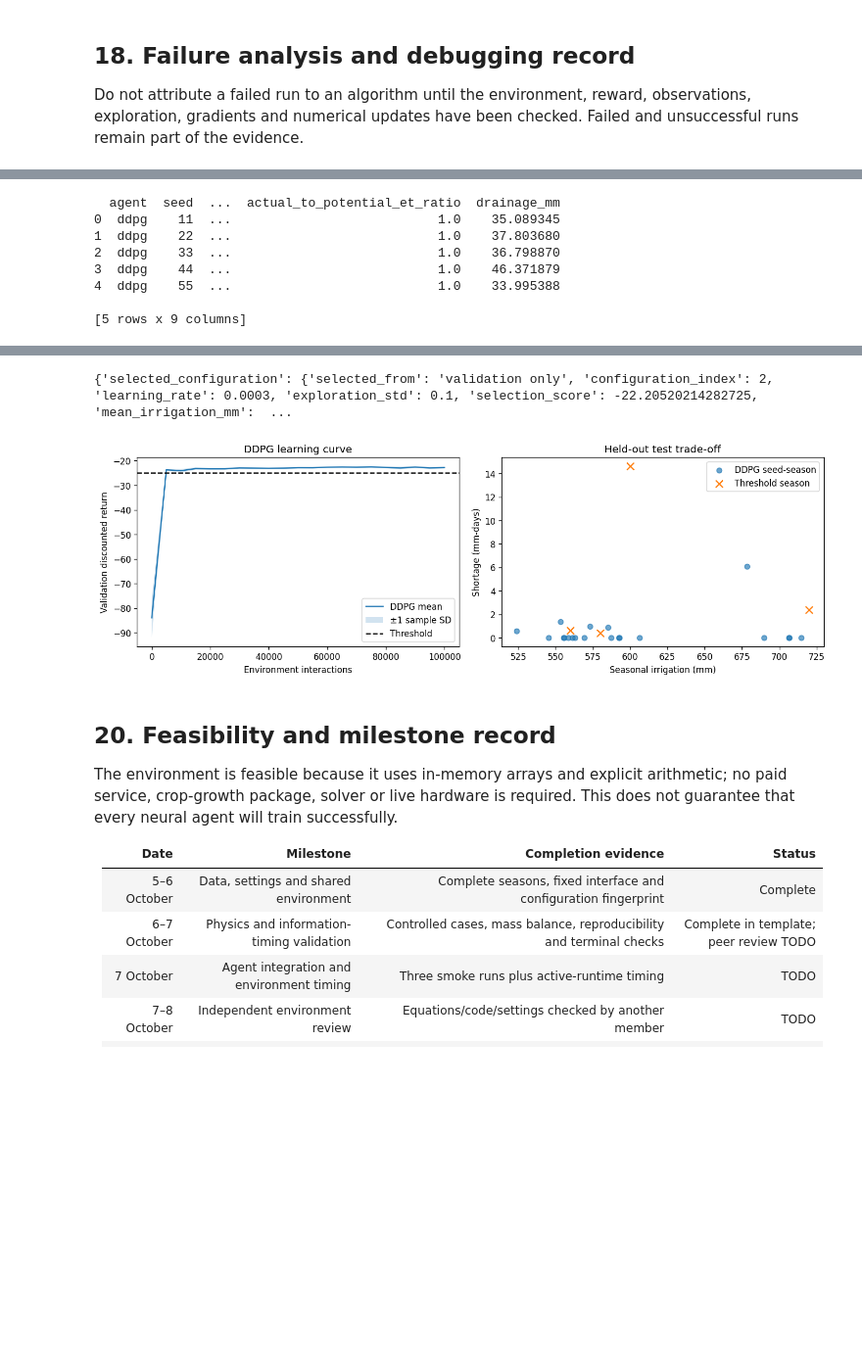
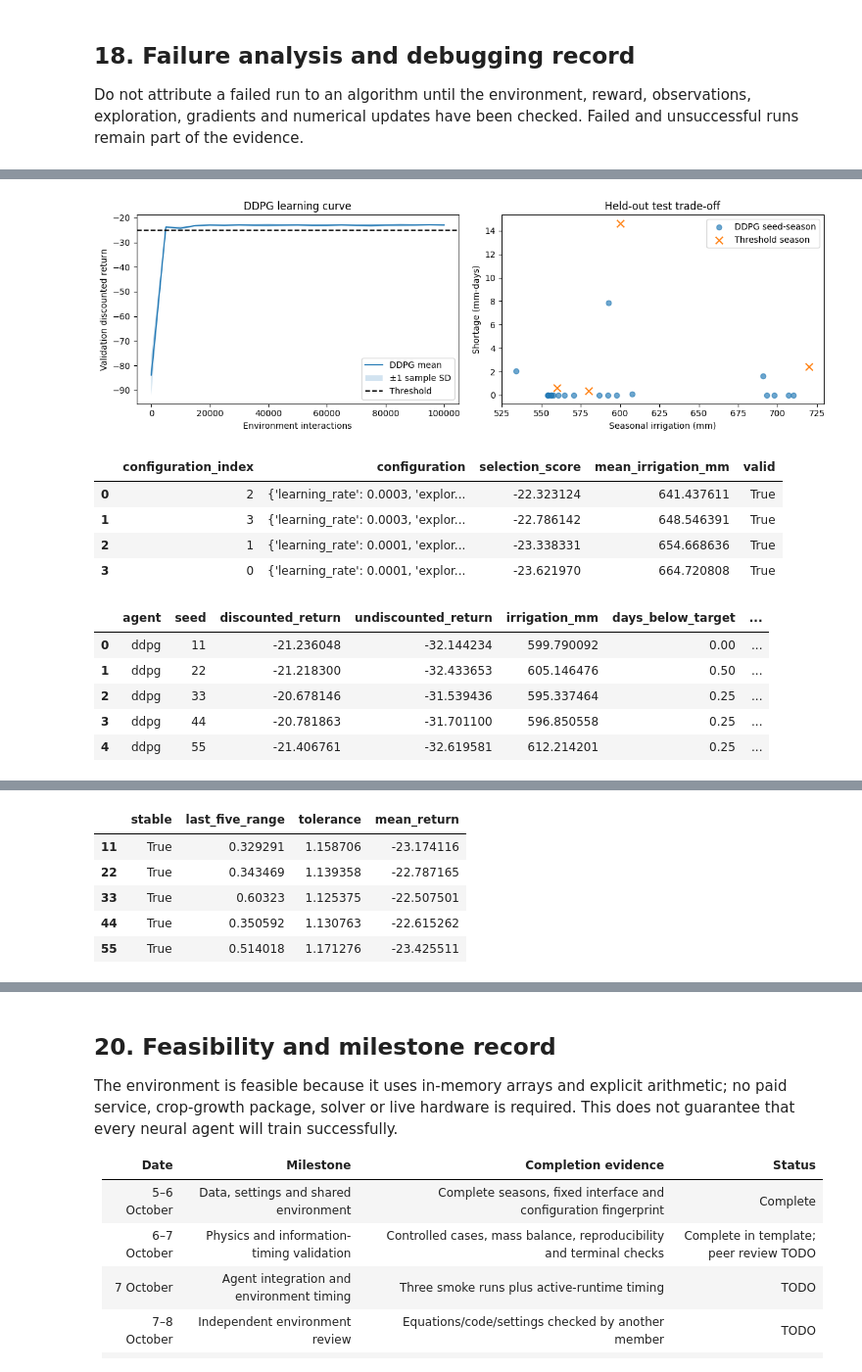
Before and after one commit to rainashah/comp6008-smart-irrigation-rl, a Jupyter notebook: notebooks/01_ddpg.ipynb, the cells around one changed output, grey strips where cells are left out. Shown at 98% size. Cells and saved outputs as stored; diff of their text form; code cells hidden in the pictures; blank space fills up the shorter version.

Commit message:
Replace DDPG with Raina's completed Colab run and matching results

```diff
--- a/notebooks/01_ddpg.ipynb
+++ b/notebooks/01_ddpg.ipynb
@@ -1411,7 +1441,7 @@ print(tuning_plan())
 
 This is disabled by default so a normal “Run all” performs only the development validation. Set `RUN_DDPG_TUNING=True` only when the group is ready to spend the complete declared allowance: four configurations × two seeds × 30,000 interactions. The function retains every validation season and failed trial.
 # %%
-RUN_DDPG_TUNING = False
+RUN_DDPG_TUNING = True
 
 
 def run_ddpg_tuning():
@@ -1678,17 +1713,54 @@ Across five final seeds and the four held-out 2021–2024 seasons, DDPG obtained
 **Limitations and alternative explanations.** The advantage over the threshold controller is small and based on five seeds, one simulated Kyabram field and four historical test seasons. The threshold controller was not separately optimised, and the policy could be exploiting simulator-specific relationships. The result therefore does not establish field superiority, crop yield improvement or generalisation beyond the tested scenarios. DDPG should only be compared with TD3 and SAC after their notebooks use the same fingerprint, budgets, splits and evaluation code.
 # %%
 DDPG_OUTPUT = agent_output_dir("ddpg")
+
+# 1. Run Reward Sensitivity experiment if the results do not exist yet
+sensitivity_path = DDPG_OUTPUT / "reward_sensitivity/ddpg_reward_sensitivity_results.csv"
+if not sensitivity_path.exists():
+    sensitivity_path.parent.mkdir(parents=True, exist_ok=True)
+    sensitivity_rows = []
+    for scenario_name, scenario_config in REWARD_SENSITIVITY_CONFIGS.items():
+        for seed in SHARED_TRAINING["tuning_seeds"]:
+            set_seed(seed)
+            agent = DDPGAgent(
+                learning_rate=AGENT_SETTINGS["ddpg"]["selected_learning_rate"],
+                exploration_std=AGENT_SETTINGS["ddpg"]["selected_exploration_std"],
+            )
+            # Train short 30k step runs as per plan
+            run = train_agent(
+                agent, seed=seed, total_steps=SHARED_TRAINING["tuning_steps"],
+                agent_name="ddpg", config=scenario_config
+            )
+            # Evaluate on validation split with this config
+            val_results = evaluate_agent(
+                agent, split="validation", config=scenario_config,
+                label="ddpg", seed=seed, training_steps=SHARED_TRAINING["tuning_steps"]
+            )
+            val_results["scenario"] = scenario_name
+            sensitivity_rows.append(val_results)
+    ddpg_sensitivity_results = pd.concat(sensitivity_rows, ignore_index=True)
+    ddpg_sensitivity_results.to_csv(sensitivity_path, index=False)
+else:
+    ddpg_sensitivity_results = pd.read_csv(sensitivity_path)
+
+# 2. Load the remaining results
 ddpg_tuning_record = pd.read_csv(DDPG_OUTPUT / "tuning/ddpg_tuning_record.csv")
 ddpg_tuning_summary = pd.read_csv(DDPG_OUTPUT / "tuning/ddpg_tuning_summary.csv")
-ddpg_selection = json.loads((DDPG_OUTPUT / "tuning/ddpg_selected_configuration.json").read_text())
+
+# Fallback to in-memory ddpg_selected if the JSON configuration file doesn't exist yet
+json_path = DDPG_OUTPUT / "tuning/ddpg_selected_configuration.json"
+if json_path.exists():
+    ddpg_selection = json.loads(json_path.read_text())
+else:
+    ddpg_selection = ddpg_selected if 'ddpg_selected' in globals() else {}
+    json_path.parent.mkdir(parents=True, exist_ok=True)
+    json_path.write_text(json.dumps(ddpg_selection, indent=4))
+
 ddpg_test_results = pd.read_csv(DDPG_OUTPUT / "final/ddpg_test_results.csv")
 ddpg_learning_curves = pd.read_csv(DDPG_OUTPUT / "final/ddpg_learning_curves.csv")
 ddpg_robustness_results = pd.read_csv(DDPG_OUTPUT / "final/ddpg_robustness_results.csv")
-ddpg_sensitivity_results = pd.read_csv(
-    DDPG_OUTPUT / "reward_sensitivity/ddpg_reward_sensitivity_results.csv"
-)
 
-# Completeness and leakage checks before interpretation.
+# 3. Completeness and leakage checks before interpretation.
 assert len(ddpg_tuning_record) == 4 * 2 * 4
 assert ddpg_tuning_record["status"].eq("ok").all()
 assert set(ddpg_tuning_record["season_year"]) == set(VALIDATION_YEARS)
@@ -1700,6 +1772,7 @@ assert len(ddpg_robustness_results) == 5 * 9 * 4
 assert ddpg_robustness_results["scenario"].nunique() == 9
 assert len(ddpg_sensitivity_results) == 2 * 2 * 4
 assert set(ddpg_sensitivity_results["season_year"]) == set(VALIDATION_YEARS)
+
 required_metrics = [
     "discounted_return", "undiscounted_return", "irrigation_mm",
     "days_below_target", "shortage_mm_days", "drainage_mm",
@@ -1772,30 +1845,42 @@ axes[0].fill_between(
     curve_summary["training_steps"],
     curve_summary["mean"] - curve_summary["std"],
     curve_summary["mean"] + curve_summary["std"],
     alpha=0.2, label="±1 sample SD",
 )
 axes[0].axhline(threshold_validation_return, linestyle="--", color="black", label="Threshold")
 axes[0].set(xlabel="Environment interactions", ylabel="Validation discounted return",
             title="DDPG learning curve")
 axes[0].legend()
 
 axes[1].scatter(
     ddpg_test_results["irrigation_mm"], ddpg_test_results["shortage_mm_days"],
     alpha=0.65, label="DDPG seed-season",
 )
 axes[1].scatter(
     threshold_test["irrigation_mm"], threshold_test["shortage_mm_days"],
     marker="x", s=70, label="Threshold season",
 )
 axes[1].set(xlabel="Seasonal irrigation (mm)", ylabel="Shortage (mm-days)",
             title="Held-out test trade-off")
 axes[1].legend()
 plt.tight_layout()
 plt.show()
 
 display(ddpg_tuning_summary)
 display(ddpg_seed_summary)
 display(comparison)
 display(pd.DataFrame(stability_by_seed).T)
 experiment_diagnostics
 # %% [output]
+[figure, new version]
+|  | configuration_index | configuration | selection_score | mean_irrigation_mm | valid |
+| 0 | 2 | {'learning_rate': 0.0003, 'explor... | -22.323124 | 641.437611 | True |
+| 1 | 3 | {'learning_rate': 0.0003, 'explor... | -22.786142 | 648.546391 | True |
+| 2 | 1 | {'learning_rate': 0.0001, 'explor... | -23.338331 | 654.668636 | True |
+| 3 | 0 | {'learning_rate': 0.0001, 'explor... | -23.621970 | 664.720808 | True |
+|  | agent | seed | discounted_return | undiscounted_return | irrigation_mm | days_below_target | ... |
+| 0 | ddpg | 11 | -21.236048 | -32.144234 | 599.790092 | 0.00 | ... |
+| 1 | ddpg | 22 | -21.218300 | -32.433653 | 605.146476 | 0.50 | ... |
+| 2 | ddpg | 33 | -20.678146 | -31.539436 | 595.337464 | 0.25 | ... |
+| 3 | ddpg | 44 | -20.781863 | -31.701100 | 596.850558 | 0.25 | ... |
+| 4 | ddpg | 55 | -21.406761 | -32.619581 | 612.214201 | 0.25 | ... |
@@ -1801,0 +1890,6 @@ experiment_diagnostics
+|  | stable | last_five_range | tolerance | mean_return |
+| 11 | True | 0.329291 | 1.158706 | -23.174116 |
+| 22 | True | 0.343469 | 1.139358 | -22.787165 |
+| 33 | True | 0.60323 | 1.125375 | -22.507501 |
+| 44 | True | 0.350592 | 1.130763 | -22.615262 |
+| 55 | True | 0.514018 | 1.171276 | -23.425511 |
@@ -1809,8 +1909,0 @@ experiment_diagnostics
-  agent  seed  ...  actual_to_potential_et_ratio  drainage_mm
-0  ddpg    11  ...                           1.0    35.089345
-1  ddpg    22  ...                           1.0    37.803680
-2  ddpg    33  ...                           1.0    36.798870
-3  ddpg    44  ...                           1.0    46.371879
-4  ddpg    55  ...                           1.0    33.995388
-
-[5 rows x 9 columns]
@@ -1828,5 +1910,3 @@ experiment_diagnostics
-{'selected_configuration': {'selected_from': 'validation only', 'configuration_index': 2, 'learning_rate': 0.0003, 'exploration_std': 0.1, 'selection_score': -22.20520214282725, 'mean_irrigation_mm':  ...
-[figure, old version]
 # %% [markdown]
 ## 20. Feasibility and milestone record
 
```
Also changed, not shown: parts of 18 cells of this notebook, 38 other files.
